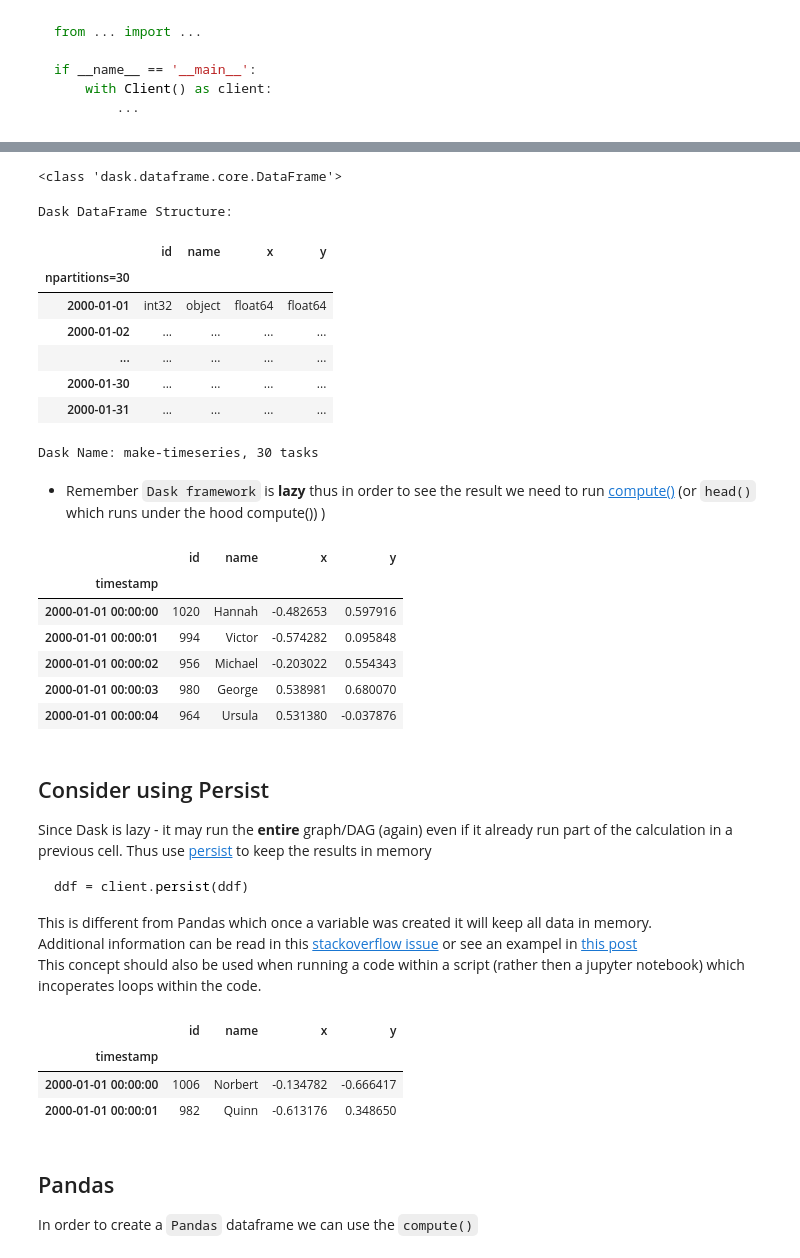
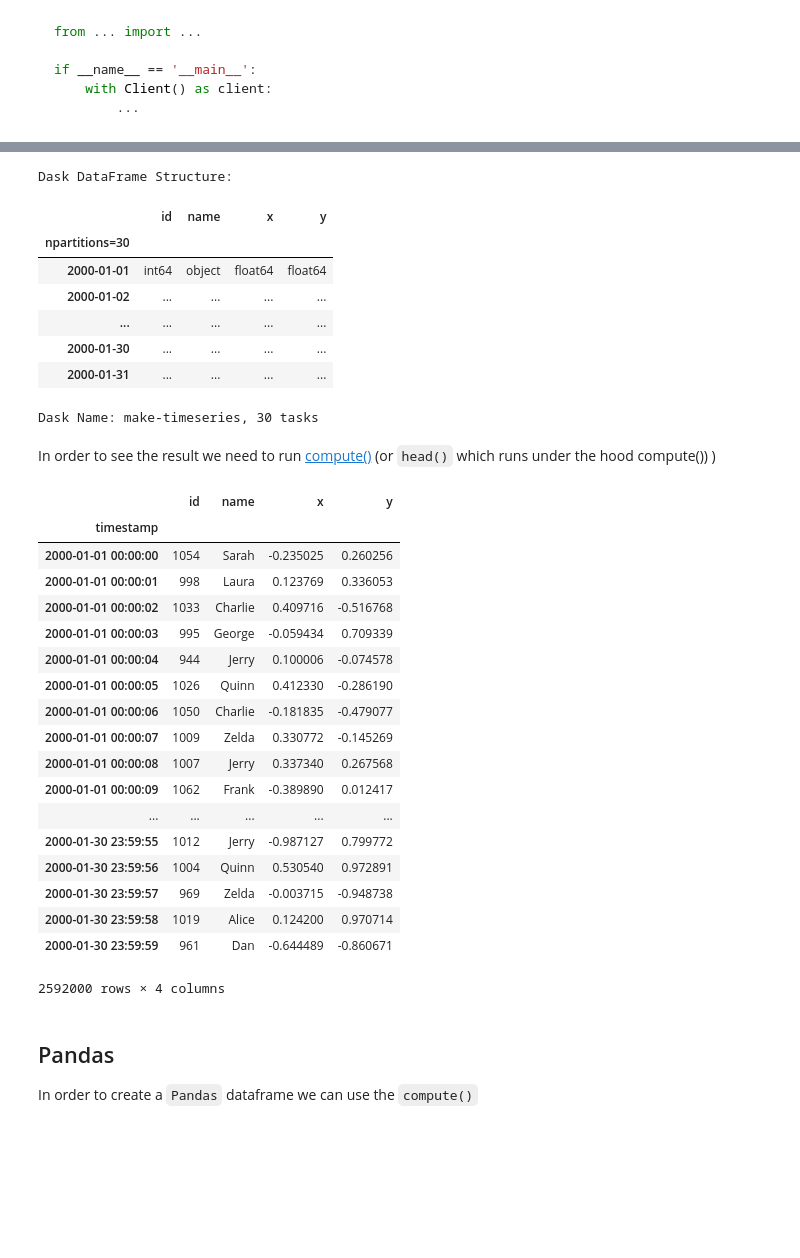
Before and after one commit to sephib/dask_pyconil2019, a Jupyter notebook: dask_for_pandas-in_ETL.ipynb, the cells around one changed output, grey strips where cells are left out. Cells and saved outputs as stored; diff of their text form; code cells hidden in the pictures; blank space fills up the shorter version.

````diff
--- a/dask_for_pandas-in_ETL.ipynb
+++ b/dask_for_pandas-in_ETL.ipynb
@@ -88,50 +85,41 @@ if __name__ == '__main__':
 # %%
-#  Dask comes with builtin dataset samples, we will use this sample for our example.
-ddf = dask.datasets.timeseries()
-print(type(ddf))
+ddf = dask.datasets.timeseries() #  Dask comes with builtin dataset samples, we will use this sample for our example.
 ddf
 # %% [output]
-<class 'dask.dataframe.core.DataFrame'>
+Dask DataFrame Structure:
+|  | id | name | x | y |
+| npartitions=30 |  |  |  |  |
+| 2000-01-01 | int64 | object | float64 | float64 |
+| 2000-01-02 | ... | ... | ... | ... |
+| ... | ... | ... | ... | ... |
+| 2000-01-30 | ... | ... | ... | ... |
+| 2000-01-31 | ... | ... | ... | ... |
-Dask DataFrame Structure:
+Dask Name: make-timeseries, 30 tasks
-|  | id | name | x | y |
-| npartitions=30 |  |  |  |  |
-| 2000-01-01 | int32 | object | float64 | float64 |
-| 2000-01-02 | ... | ... | ... | ... |
-| ... | ... | ... | ... | ... |
-| 2000-01-30 | ... | ... | ... | ... |
-| 2000-01-31 | ... | ... | ... | ... |
-Dask Name: make-timeseries, 30 tasks
 # %% [markdown]
-* Remember `Dask framework` is **lazy** thus in order to see the result we need to run [compute()](https://docs.dask.org/en/latest/dataframe-api.html#dask.dataframe.DataFrame.compute)
+In order to see the result we need to run [compute()](https://docs.dask.org/en/latest/dataframe-api.html#dask.dataframe.DataFrame.compute)
  (or `head()` which runs under the hood compute()) )
 # %%
-ddf.head()
+ddf.compute()
 # %% [output]
 |  | id | name | x | y |
 | timestamp |  |  |  |  |
-| 2000-01-01 00:00:00 | 1020 | Hannah | -0.482653 | 0.597916 |
-| 2000-01-01 00:00:01 | 994 | Victor | -0.574282 | 0.095848 |
-| 2000-01-01 00:00:02 | 956 | Michael | -0.203022 | 0.554343 |
-| 2000-01-01 00:00:03 | 980 | George | 0.538981 | 0.680070 |
-| 2000-01-01 00:00:04 | 964 | Ursula | 0.531380 | -0.037876 |
+| 2000-01-01 00:00:00 | 1054 | Sarah | -0.235025 | 0.260256 |
+| 2000-01-01 00:00:01 | 998 | Laura | 0.123769 | 0.336053 |
+| 2000-01-01 00:00:02 | 1033 | Charlie | 0.409716 | -0.516768 |
+| 2000-01-01 00:00:03 | 995 | George | -0.059434 | 0.709339 |
+| 2000-01-01 00:00:04 | 944 | Jerry | 0.100006 | -0.074578 |
+| 2000-01-01 00:00:05 | 1026 | Quinn | 0.412330 | -0.286190 |
+| 2000-01-01 00:00:06 | 1050 | Charlie | -0.181835 | -0.479077 |
+| 2000-01-01 00:00:07 | 1009 | Zelda | 0.330772 | -0.145269 |
+| 2000-01-01 00:00:08 | 1007 | Jerry | 0.337340 | 0.267568 |
+| 2000-01-01 00:00:09 | 1062 | Frank | -0.389890 | 0.012417 |
+| ... | ... | ... | ... | ... |
+| 2000-01-30 23:59:55 | 1012 | Jerry | -0.987127 | 0.799772 |
+| 2000-01-30 23:59:56 | 1004 | Quinn | 0.530540 | 0.972891 |
+| 2000-01-30 23:59:57 | 969 | Zelda | -0.003715 | -0.948738 |
+| 2000-01-30 23:59:58 | 1019 | Alice | 0.124200 | 0.970714 |
+| 2000-01-30 23:59:59 | 961 | Dan | -0.644489 | -0.860671 |
+2592000 rows × 4 columns
-# %% [markdown]
- ## Consider using Persist
-Since Dask is lazy - it may run the **entire** graph/DAG (again) even if it already run part of the calculation in a previous cell.  Thus use [persist](https://docs.dask.org/en/latest/dataframe-best-practices.html?highlight=parquet#persist-intelligently) to keep the results in memory
-```python
-ddf = client.persist(ddf)
-```
-This is different from Pandas which once a variable was created it will keep all data in memory.
-Additional information can be read in this [stackoverflow issue](https://stackoverflow.com/questions/45941528/how-to-efficiently-send-a-large-numpy-array-to-the-cluster-with-dask-array/45941529#45941529) or see an exampel in [this post](http://matthewrocklin.com/blog/work/2017/01/12/dask-dataframes)
-This concept should also  be used when running a code within a script (rather then a jupyter notebook) which incoperates loops within the code.
-# %%
-ddf = dask.datasets.timeseries()
-ddf = client.persist(ddf)
-ddf.head(2)
-# %% [output]
-|  | id | name | x | y |
-| timestamp |  |  |  |  |
-| 2000-01-01 00:00:00 | 1006 | Norbert | -0.134782 | -0.666417 |
-| 2000-01-01 00:00:01 | 982 | Quinn | -0.613176 | 0.348650 |
 # %% [markdown]
 ## Pandas
 In order to create a `Pandas` dataframe we can use the `compute()`
````
Also changed, not shown: parts of 67 cells of this notebook.
